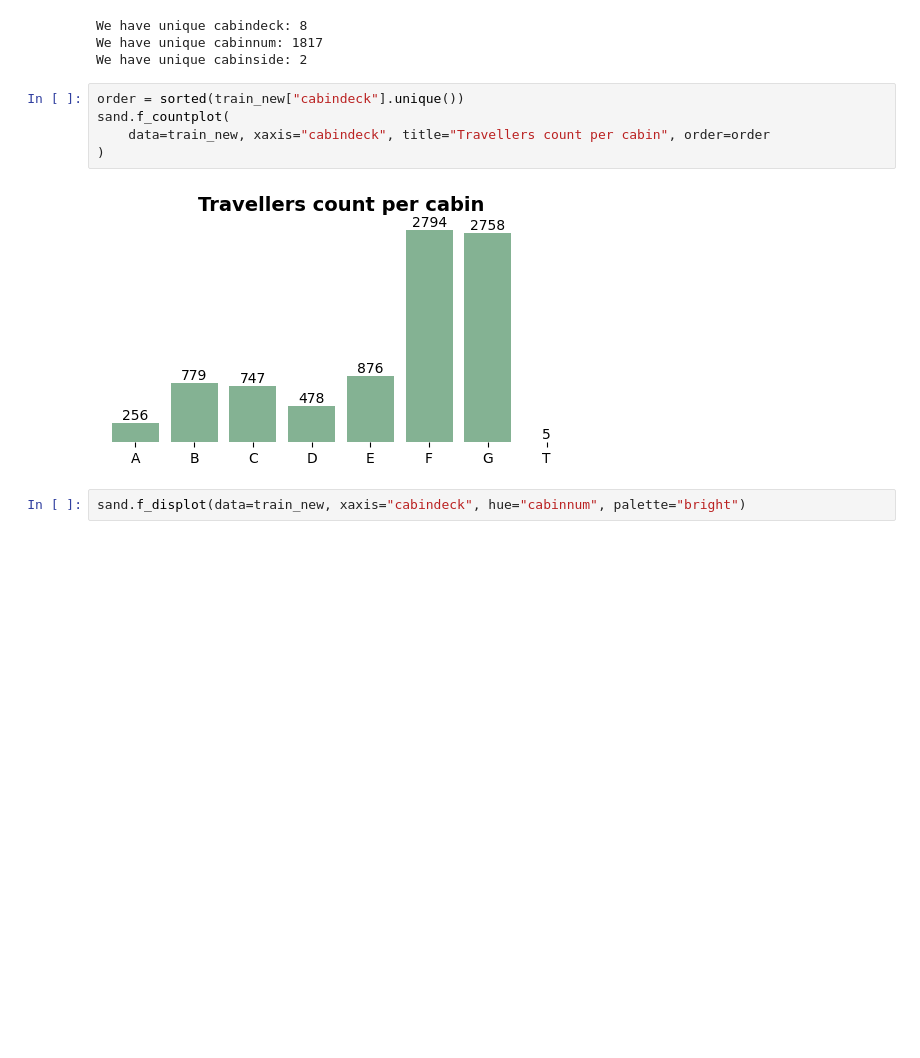
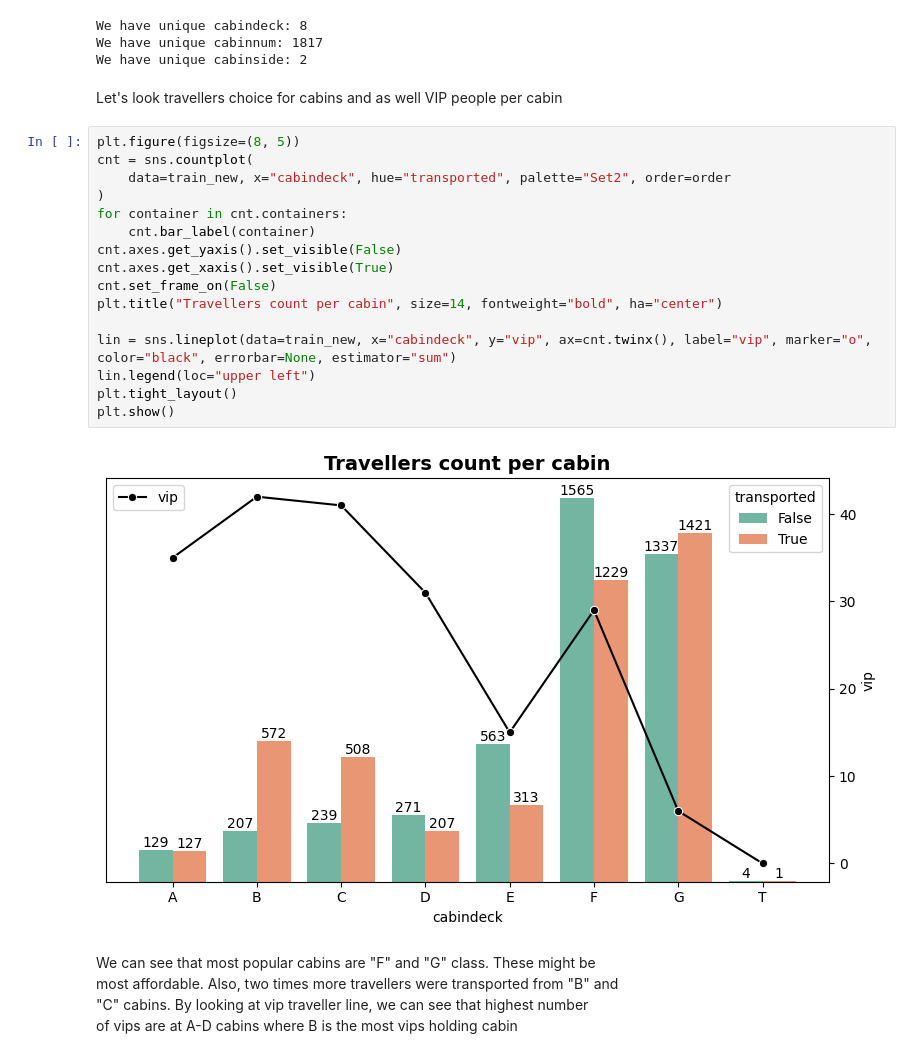
Before and after one commit to ShariYo/Modul3_Sprint3, a Jupyter notebook: project/main.ipynb, the cells around one changed output. Cells and saved outputs as stored; diff of their text form; blank space fills up the shorter version.

```diff
--- a/project/main.ipynb
+++ b/project/main.ipynb
@@ -341,12 +341,28 @@ for i in ["cabindeck", "cabinnum", "cabinside"]:
 We have unique cabindeck: 8
 We have unique cabinnum: 1817
 We have unique cabinside: 2
-# %%
-order = sorted(train_new["cabindeck"].unique())
-sand.f_countplot(
-    data=train_new, xaxis="cabindeck", title="Travellers count per cabin", order=order
-)
-# %% [output]
-[figure, removed]
-# %%
-sand.f_displot(data=train_new, xaxis="cabindeck", hue="cabinnum", palette="bright")
+# %% [markdown]
+Let's look travellers choice for cabins and as well VIP people per cabin
+# %%
+plt.figure(figsize=(8, 5))
+cnt = sns.countplot(
+    data=train_new, x="cabindeck", hue="transported", palette="Set2", order=order
+)
+for container in cnt.containers:
+    cnt.bar_label(container)
+cnt.axes.get_yaxis().set_visible(False)
+cnt.axes.get_xaxis().set_visible(True)
+cnt.set_frame_on(False)
+plt.title("Travellers count per cabin", size=14, fontweight="bold", ha="center")
+
+lin = sns.lineplot(data=train_new, x="cabindeck", y="vip", ax=cnt.twinx(), label="vip", marker="o", color="black", errorbar=None, estimator="sum")
+lin.legend(loc="upper left")
+plt.tight_layout()
+plt.show()
+# %% [output]
+[figure, added]
+# %% [markdown]
+We can see that most popular cabins are "F" and "G" class. These might be
+most affordable. Also, two times more travellers were transported from "B" and
+"C" cabins. By looking at vip traveller line, we can see that highest number
+of vips are at A-D cabins where B is the most vips holding cabin
```
